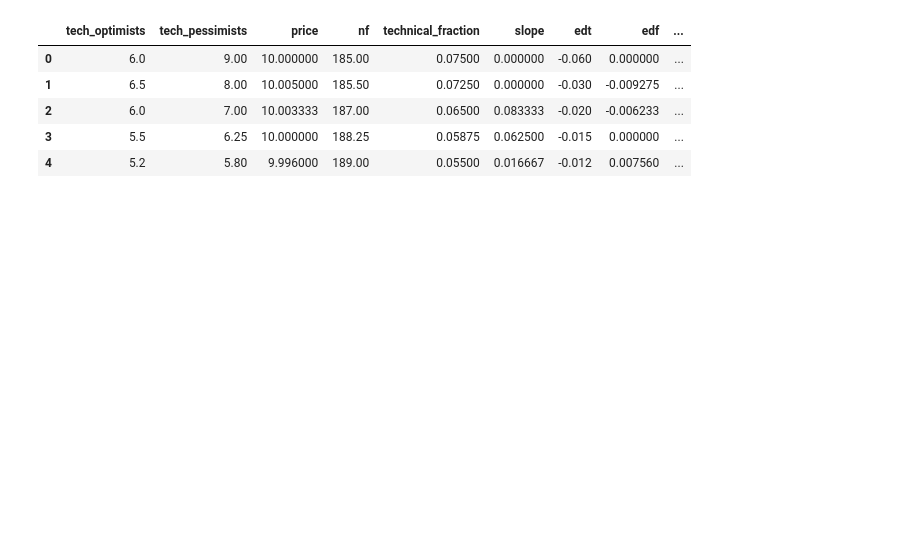
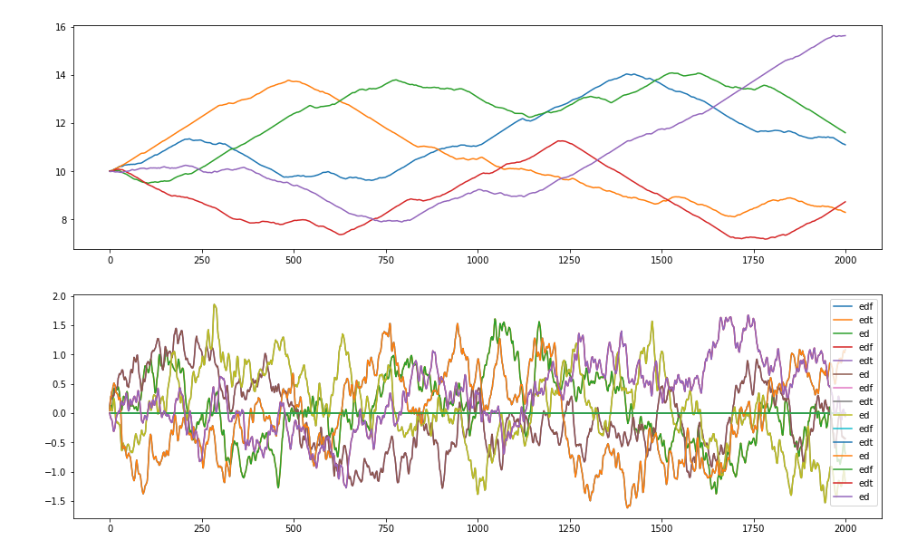
Before and after one commit to ggraziano98/MAS, a Jupyter notebook: analisi dati.ipynb, the cells around one changed output. Cells and saved outputs as stored; diff of their text form; code cells hidden in the pictures; blank space fills up the shorter version.

```diff
--- a/analisi dati.ipynb
+++ b/analisi dati.ipynb
@@ -28,17 +37,20 @@ ax[1].plot(model_df.technical_fraction)
 # %%
-edt = (model_df.tech_optimists - model_df.tech_pessimists) * tc  # excess technical demand
-edf = model_df.nf * gamma * (pf - model_df.price)
+fig , ax = plt.subplots(2,1, figsize=(16, 10))
 
-model_df["edt"] = edt
-model_df["edf"] = edf
-model_df["ed"]  = edt + edf
+for model_df in df_list:
 
-model_df.head()
+    edt = (model_df.tech_optimists - model_df.tech_pessimists) * CONST['tc']  # excess technical demand
+    edf = model_df.nf * CONST['gamma'] * (CONST['pf'] - model_df.price)
+
+    model_df["edt"] = edt
+    model_df["edf"] = edf
+    model_df["ed"]  = edt + edf
+
+    ax[0].plot(model_df.price)
+    ax[1].plot(model_df.edf, label="edf")
+    ax[1].plot(model_df.edt, label="edt")
+    ax[1].plot(model_df.ed, label="ed")
+    ax[1].legend()
 # %% [output]
-|  | tech_optimists | tech_pessimists | price | nf | technical_fraction | slope | edt | edf | ... |
-| 0 | 6.0 | 9.00 | 10.000000 | 185.00 | 0.07500 | 0.000000 | -0.060 | 0.000000 | ... |
-| 1 | 6.5 | 8.00 | 10.005000 | 185.50 | 0.07250 | 0.000000 | -0.030 | -0.009275 | ... |
-| 2 | 6.0 | 7.00 | 10.003333 | 187.00 | 0.06500 | 0.083333 | -0.020 | -0.006233 | ... |
-| 3 | 5.5 | 6.25 | 10.000000 | 188.25 | 0.05875 | 0.062500 | -0.015 | 0.000000 | ... |
-| 4 | 5.2 | 5.80 | 9.996000 | 189.00 | 0.05500 | 0.016667 | -0.012 | 0.007560 | ... |
+[figure, added]
 # %%
```
Also changed, not shown: parts of 9 cells of this notebook, 4 other files.
